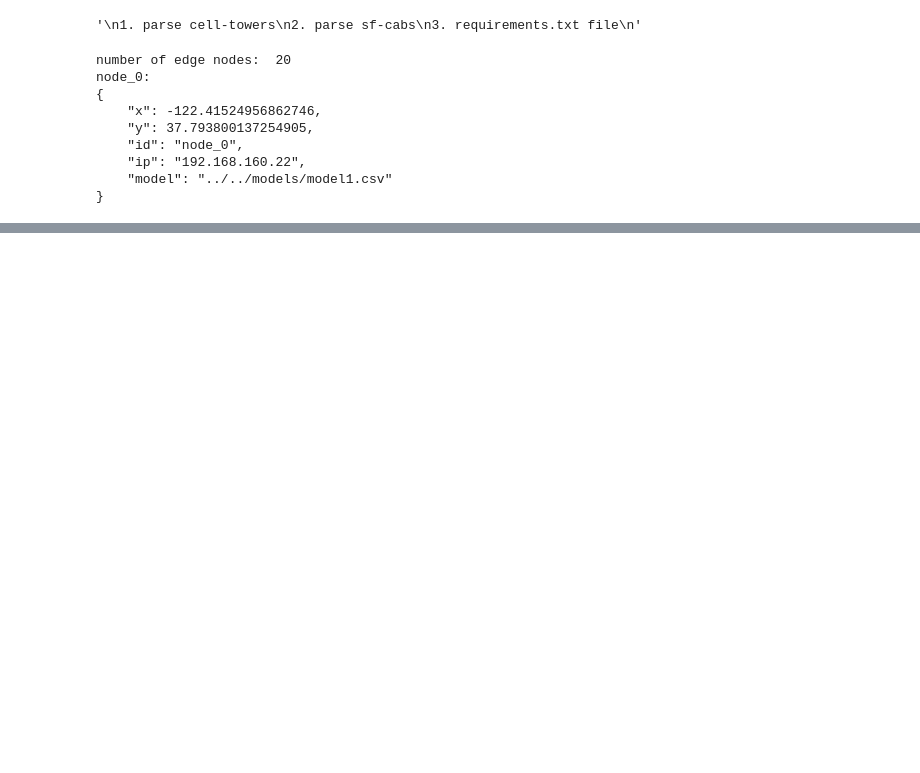
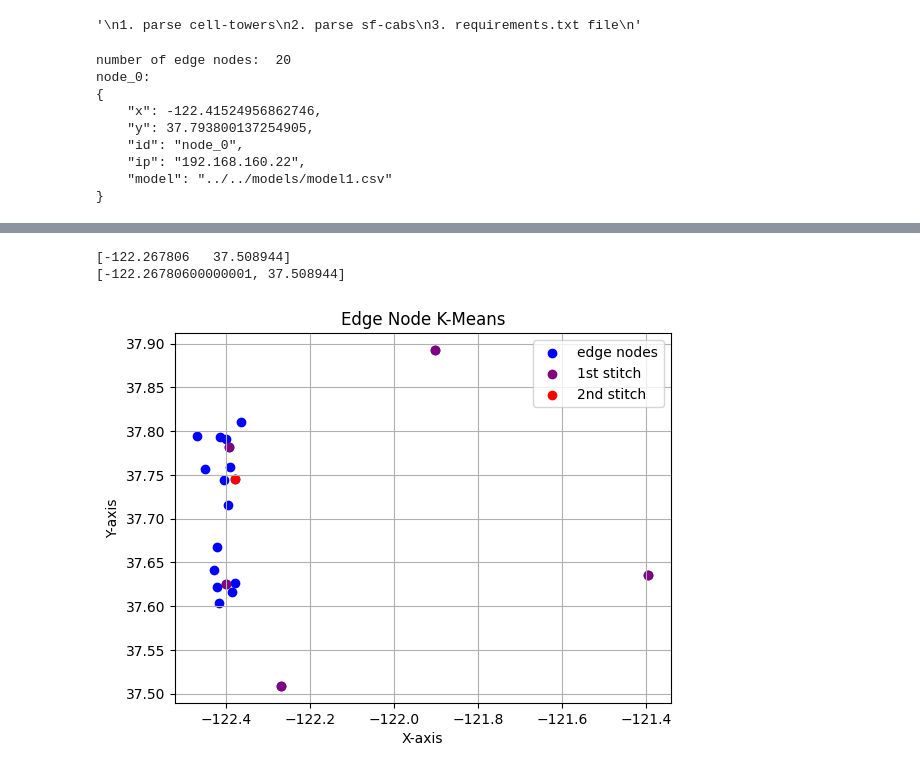
Before and after one commit to jinsun-yoo/faasedge-dag-, a Jupyter notebook: microbenchmark.ipynb, the cells around one changed output, grey strips where cells are left out. Drawn from its saved outputs; the diff is of its cells as text; code cells hidden in the pictures; blank space fills up the shorter version.

Commit message:
benchmark results

```diff
--- a/microbenchmark.ipynb
+++ b/microbenchmark.ipynb
@@ -57,0 +155,10 @@ def parse_sf_cabs(dir):
+# %%
+### kd-tree to find closest edge node to given x, y coordinate for the first hop.
+### edge_nodes[19] represents node_19
+edge_node_locations = [ (node['id'], [node['x'], node['y']]) for node in edge_nodes]
+node_ids, node_locations_ = list(zip(*edge_node_locations))
+node_locations = np.array(list(node_locations))
+print(node_ids)
+edge_node_locations[0]
+edge_node_tree = KDTree(node_locations, leaf_size=2)
+# data_, _, ndata_, _ = edge_node_tree.get_arrays()
@@ -57,0 +242,28 @@ def parse_sf_cabs(dir):
+# %%
+## verifying index mappings are correct
+idx = 4
+data, _, _, _ = first_stitch_node_tree.get_arrays()
+print(data[idx])
+print(node_locations_[first_stitch_tree_index_to_node_id[idx]])
+# %% [output]
+[-122.267806   37.508944]
+[-122.26780600000001, 37.508944]
+# %%
+### Results show that we mostly cluster around 2/5 cell tower, due to the other three being geographical outliers
+
+### plot of edge nodes
+points = np.array(node_locations_)
+first_stitches = points[first_stitch_tree_index_to_node_id]
+second_stitches = points[second_stitch_tree_index_to_node_id]
+# Plotting the points
+plt.scatter(points[:, 0], points[:, 1], color='blue', label='edge nodes')
+plt.scatter(first_stitches[:, 0], first_stitches[:, 1], color='purple', label='1st stitch')
+plt.scatter(second_stitches[:, 0], second_stitches[:, 1], color='red', label='2nd stitch')
+plt.xlabel('X-axis')
+plt.ylabel('Y-axis')
+plt.title('Edge Node K-Means')
+plt.grid(True)
+plt.legend()
+plt.show()
+# %% [output]
+[figure, added]
```
Also changed, not shown: parts of 22 cells of this notebook, 3 other files.
